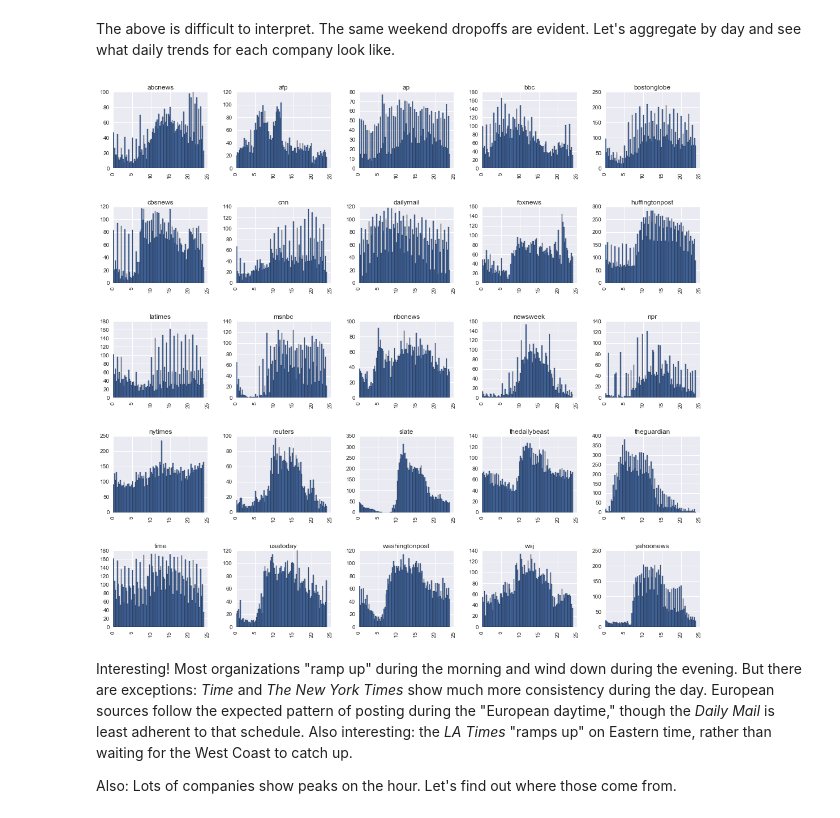
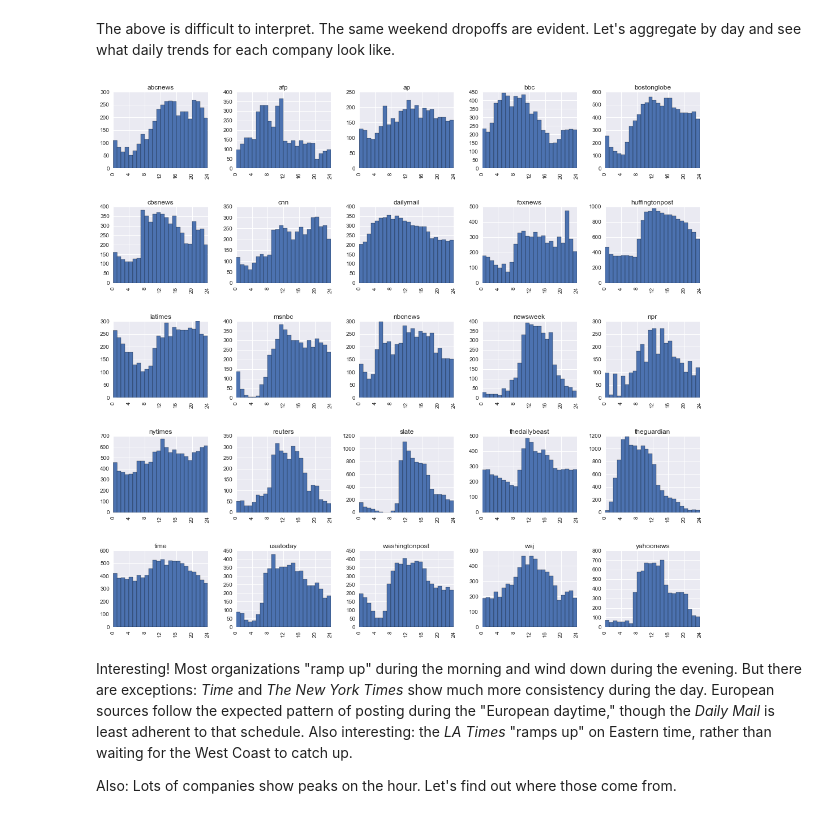
Before and after one commit to micahlanier/social-news, a Jupyter notebook: src/exploration/timeExploration.ipynb, the cells around one changed output. Drawn from its saved outputs; the diff is of its cells as text; code cells hidden in the pictures.

```diff
--- a/src/exploration/timeExploration.ipynb
+++ b/src/exploration/timeExploration.ipynb
@@ -102,10 +97,14 @@ plt.show()
 The above is difficult to interpret. The same weekend dropoffs are evident. Let's aggregate by day and see what daily trends for each company look like.
 # %%
 # Plots for all organizations.
-twfb.hist('time_est', bins=96, by='org', figsize=(vizConf['display']['width'],vizConf['display']['height']*2.5))
+axes = twfb.hist('time_est', bins=24, by='org', figsize=(vizConf['display']['width'],vizConf['display']['height']*2.5))
+for a in axes:
+    for b in a:
+        b.set_xlim((0,24))
+        b.set_xticks(range(0,25,4))
 plt.show()
 # %% [output]
-[figure, old version]
+[figure, new version]
 # %% [markdown]
 Interesting! Most organizations "ramp up" during the morning and wind down during the evening. But there are exceptions: *Time* and *The New York Times* show much more consistency during the day. European sources follow the expected pattern of posting during the "European daytime," though the *Daily Mail* is least adherent to that schedule. Also interesting: the *LA Times* "ramps up" on Eastern time, rather than waiting for the West Coast to catch up.
 
```
Also changed, not shown: parts of 14 cells of this notebook, 2 other files.
